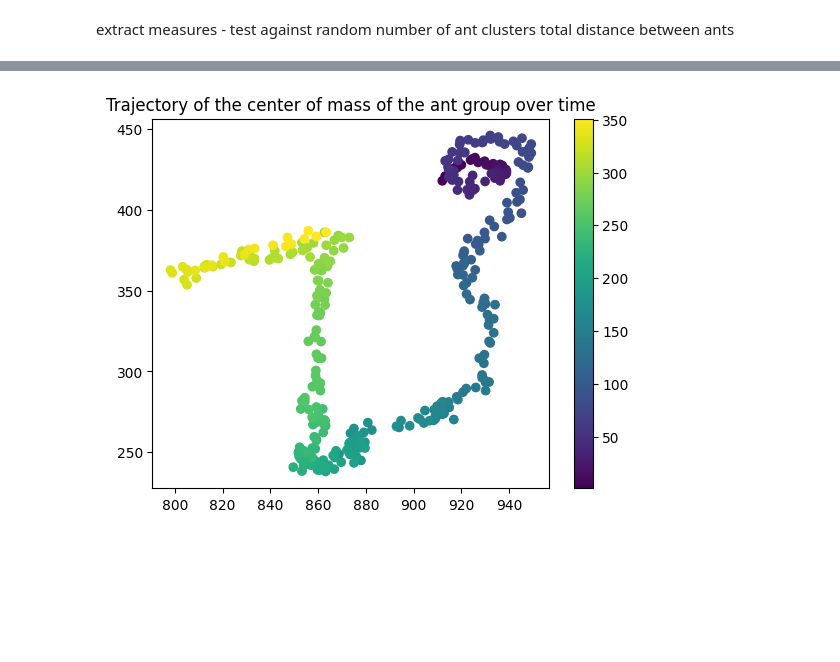
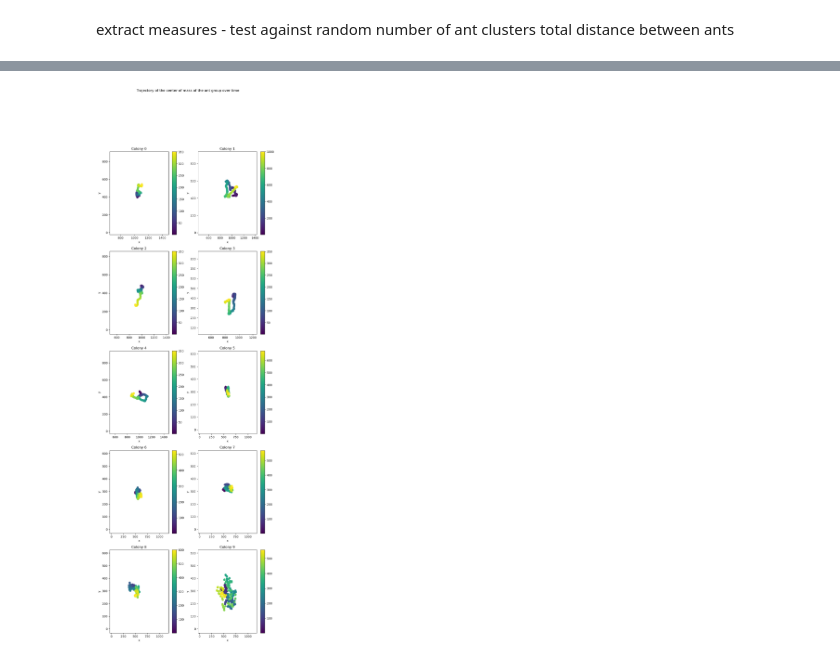
Before and after one commit to Lumalizer/AntColony_Complex_Systems_2024, a Jupyter notebook: surrogate_testing.ipynb, the cells around one changed output, grey strips where cells are left out. Saved outputs shown, nothing was run; the diff lists cells and outputs as text; code cells hidden in the pictures; blank space fills up the shorter version.

```diff
--- a/surrogate_testing.ipynb
+++ b/surrogate_testing.ipynb
@@ -56,5 +62,3 @@ from os.path import join
 # %%
 from data_functions import get_ant_datafiles_info, preprocess_antcolony_data
 import multiSyncPy
-ant_data = get_ant_datafiles_info()
-df = preprocess_antcolony_data(ant_data['file'][0])
@@ -95,0 +111,6 @@ centers_of_mass
+# %%
+colonies = [ ]
+for i in range (10):
+    colonies.append(f'df{i}')
+    exec(f'df{i} = get_nth_colony({i})')
+    exec(f'df{i} = add_features(df{i})')
@@ -95,0 +119,9 @@ centers_of_mass
+# %%
+plt.figure(figsize=(10, 20))
+for i in range(10):
+    exec(f'df = df{i}')
+    plt.subplot(5, 2, i+1)
+    plt.title(f'Colony {i}')
+    plt.plot(df.groupby('frameno')['polar_angle'].mean())
+plt.suptitle('Mean polar angle of ants in each colony')
+plt.show()
@@ -96,8 +130,18 @@ centers_of_mass
 # %%
-import matplotlib.pyplot as plt
-plt.scatter(centers_of_mass['x'], centers_of_mass['y'], c=centers_of_mass['frameno'])
-plt.colorbar()
-plt.title('Trajectory of the center of mass of the ant group over time')
+plt.figure(figsize=(10, 30))
+for i in range(10):
+    exec(f'df = df{i}')
+    centers_of_mass = df.groupby('frameno')[['x', 'y']].mean().reset_index()
+    plt.subplot(5, 2, i+1)
+    plt.title(f'Colony {i}')
+    plt.scatter(centers_of_mass['x'], centers_of_mass['y'], c=centers_of_mass['frameno'])
+    plt.colorbar()
+    plt.xlabel('x')
+    plt.ylabel('y')
+    plt.xlim(df['x'].min(), df['x'].max())
+    plt.ylim(df['y'].min(), df['y'].max())
+
+plt.suptitle('Trajectory of the center of mass of the ant group over time')
 plt.show()
 # %% [output]
-[figure, old version]
+[figure, new version]
```
Also changed, not shown: parts of 34 cells of this notebook.
